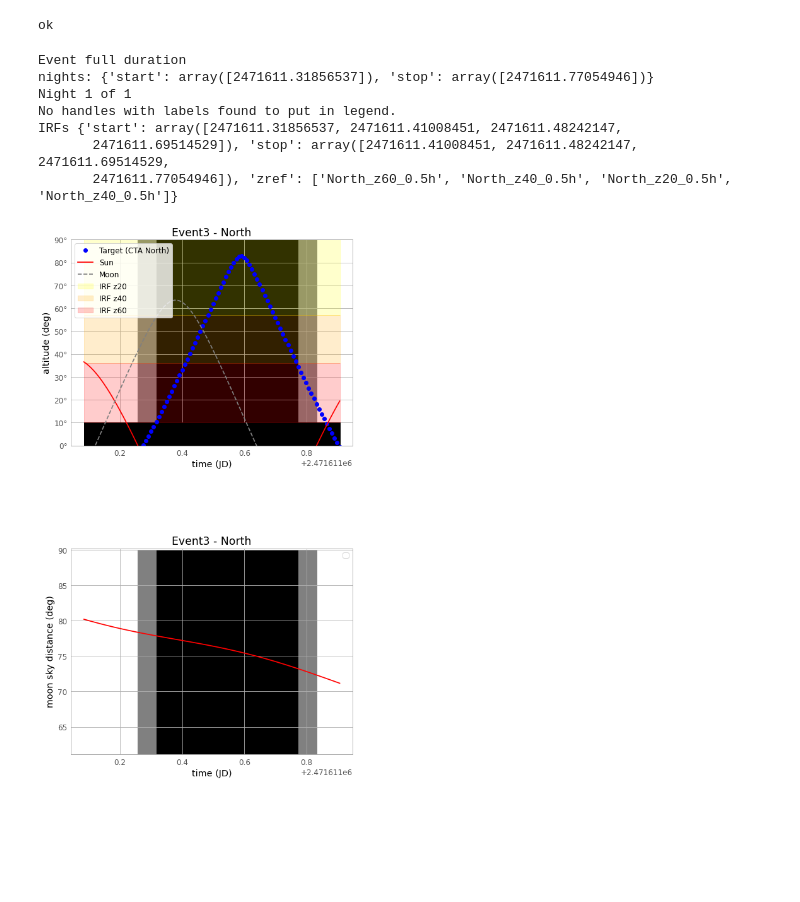
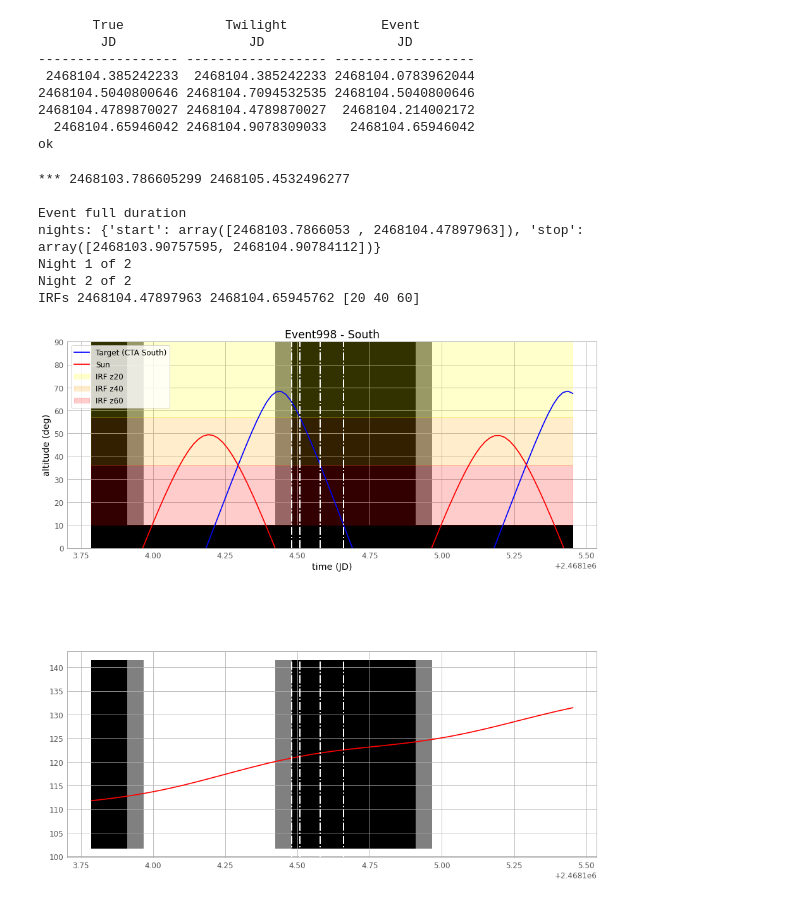
Before and after one commit to cta-rta/ctools-sci-grb, a Jupyter notebook: notebooks/plotVisibility.ipynb, the cells around one changed output. Cells and saved outputs as stored; diff of their text form; code cells hidden in the pictures; blank space fills up the shorter version.

```diff
--- a/notebooks/plotVisibility.ipynb
+++ b/notebooks/plotVisibility.ipynb
@@ -21,9 +21,9 @@ catalog = 'path/to/your/catalog_folder'
 table = 'path/to/your/visibility_table.npy'
 
 # grb template name
-grb = 'Event3'
+grb = 'Event998'
 # site (check independently north and south!!!)
-site = 'North'
+site = 'South'
 
 # check data from table to compare later with independent results
 data = np.load(table, allow_pickle=True, encoding='latin1', fix_imports=True).flat[0]
@@ -46,9 +53,10 @@ with fits.open(filename) as hdul:
     t_trigger = Time(hdr['GRBJD'] * u.day, format='jd')
     visibility_table = Table.read(hdul, hdu=1)  # visibility table
     times = np.array(hdul['TIMES (AFTERGLOW)'].data.tolist())
+print(visibility_table)
 
 # event total duration
-afterglow_duration = Time(((times[-1] + times[1]) / 2)[0] / 86400, format='jd')
+afterglow_duration = Time((times[-1] - times[1])[0] / 86400, format='jd')
 # time windows [THIS SHOULD BE CHANGED ACCORDING TO THE TEMPLATE FORMAT]
 t = [Time(visibility_table['True'].data, format='jd')]  # Doesn't have more >1 visibility window to test
 t_true = []
@@ -57,16 +65,23 @@ for row in t:
 # minimum altitude
 min_altitude = visibility_table.meta['MIN_ALT'] * u.deg
 # set IRF altitude thresholds
-thresholds = tuple(sorted([min_altitude.value, 36, 57]))  # zenith 80 - 54 - 33 - 0
+thresholds = tuple(sorted([10, 36, 57]))  # zenith 80 - 54 - 33 - 0
 # set IRF reference zenith angles
 zenith_angles = tuple(sorted([20, 40, 60], reverse=True))
 
 print('ok')
 # %% [output]
+       True             Twilight            Event
+        JD                 JD                 JD
+------------------ ------------------ ------------------
+ 2468104.385242233  2468104.385242233 2468104.0783962044
+2468104.5040800646 2468104.7094532535 2468104.5040800646
+2468104.4789870027 2468104.4789870027  2468104.214002172
+  2468104.65946042 2468104.9078309033   2468104.65946042
 ok
 # %%
-if_moon = True
-if_markers = False
+if_moon = False
+if_markers = True
 twilight = -18
 moon_sep = 30
 
@@ -83,10 +98,11 @@ else:
 t_start = t_trigger
 #duration = Time(2, format='jd')
 duration = afterglow_duration
+print('***', t_trigger, t_trigger.value + afterglow_duration.value)
 total_points = 100
 night_points = 10
 
-fig = plt.figure(figsize=(8,15))
+fig = plt.figure(figsize=(15,15))
 ax1 = fig.add_subplot(211)
 ax2 = fig.add_subplot(212)
 
@@ -108,7 +124,8 @@ with warnings.catch_warnings():
         nights = visibility.get_nighttime_moonlight(twilight=twilight, moon_sep=moon_sep)
     print('nights:', nights)
     # plot source
-    ax1.plot(visibility.vis_points.value, visibility.altaz.alt.value, 'bo', label='Target (CTA %s)' % site)
+    #ax1.plot(visibility.vis_points.value, visibility.altaz.alt.value, 'bo', label='Target (CTA %s)' % site)
+    ax1.plot(visibility.vis_points.value, visibility.altaz.alt.value, 'b-', label='Target (CTA %s)' % site)
     # plot min altitude
     ax1.fill_between(visibility.vis_points.value, 0, min_altitude.value, color='k', zorder=1)
     # plot sun
@@ -132,10 +149,10 @@ with warnings.catch_warnings():
         print('Night', i+1, 'of', len(nights['start']))
         # plot nights
         ax1.fill_between([nights_twilight['start'][i], nights_twilight['stop'][i]], 0, 90, color='0.5', zorder=0)
-        ax2.fill_between([nights_twilight['start'][i], nights_twilight['stop'][i]], 0, 90, color='0.5', zorder=0)
+        ax2.fill_between([nights_twilight['start'][i], nights_twilight['stop'][i]], moon_dist.deg.min()-10, moon_dist.deg.max()+10, color='0.5', zorder=0)
         if len(nights_astronomical['start']) > i:
             ax1.fill_between([nights_astronomical['start'][i], nights_astronomical['stop'][i]], 0, 90, color='k', zorder=0)
-            ax2.fill_between([nights_astronomical['start'][i], nights_astronomical['stop'][i]], 0, 90, color='k', zorder=0)
+            ax2.fill_between([nights_astronomical['start'][i], nights_astronomical['stop'][i]], moon_dist.deg.min()-10, moon_dist.deg.max()+10, color='k', zorder=0)
 
         # initialise night visibility
         t_start = Time(nights['start'][i], format='jd')
@@ -143,48 +160,48 @@ with warnings.catch_warnings():
         visibility = Visibility()
         # visibility points in JD and AltAz
         visibility.visibility_points(t_start, duration, total_points)
         visibility.visibility_altaz(source_radec, sites[site])
         # IRFs and relative time intervals
         irfs = visibility.associate_irf_zenith_angle(thresholds, zenith_angles)
         # plot irf intervals
-        if if_markers:
-            for j, z in enumerate(irfs['zref']):
+        if if_markers and irfs['start'][0] > 0.:
+            for j in range(len(irfs['zref'])):
                 ax1.axvline(irfs['start'][j], color='white', ls='-.', lw=2)
                 ax1.axvline(irfs['stop'][j], color='white', ls='-.', lw=2)
                 ax2.axvline(irfs['start'][j], color='white', ls='-.', lw=2)
                 ax2.axvline(irfs['stop'][j], color='white', ls='-.', lw=2)
-        # complete IRFs
-        irfs['zref'] = complete_irf_name(irfs['zref'], site, '0.5h')
-        print('IRFs', irfs)
+            # complete IRFs
+            print('IRFs', irfs['start'][0], irfs['stop'][-1], irfs['zref'])
         del visibility
 
     # complete plot ax1
     ax1.set_ylim(0, 90)
     ax1.set_xlabel('time (JD)')
     ax1.set_ylabel('altitude (deg)')
     ax1.title.set_text(f'{grb} - {site}')
     ax1.legend()
     suffix = site
 
     # complete plot ax2
-    ax2.set_ylim([moon_dist.deg.min()-10, moon_dist.deg.max()+10])
-    ax2.set_xlabel('time (JD)')
-    ax2.set_ylabel('moon sky distance (deg)')
-    ax2.set_title(f'{grb} - {site}')
-    ax2.legend()
+    if if_moon:
+        ax2.set_ylim([moon_dist.deg.min()-10, moon_dist.deg.max()+10])
+        ax2.set_xlabel('time (JD)')
+        ax2.set_ylabel('moon sky distance (deg)')
+        ax2.set_title(f'{grb} - {site}')
+        ax2.legend()
 
     if not if_moon:
         suffix += '_noMoon'
     if if_markers:
         suffix += '_mark'
-    plt.savefig(f'{grb}_{suffix}.png')
+    #plt.savefig(f'{grb}_{suffix}.png')
     plt.show()
 # %% [output]
+*** 2468103.786605299 2468105.4532496277
+
 Event full duration
-nights: {'start': array([2471611.31856537]), 'stop': array([2471611.77054946])}
-Night 1 of 1
-No handles with labels found to put in legend.
-IRFs {'start': array([2471611.31856537, 2471611.41008451, 2471611.48242147,
-       2471611.69514529]), 'stop': array([2471611.41008451, 2471611.48242147, 2471611.69514529,
-       2471611.77054946]), 'zref': ['North_z60_0.5h', 'North_z40_0.5h', 'North_z20_0.5h', 'North_z40_0.5h']}
+nights: {'start': array([2468103.7866053 , 2468104.47897963]), 'stop': array([2468103.90757595, 2468104.90784112])}
+Night 1 of 2
+Night 2 of 2
+IRFs 2468104.47897963 2468104.65945762 [20 40 60]
-[figure, old version]
+[figure, new version]
```
Also changed, not shown: parts of 1 cell of this notebook.
